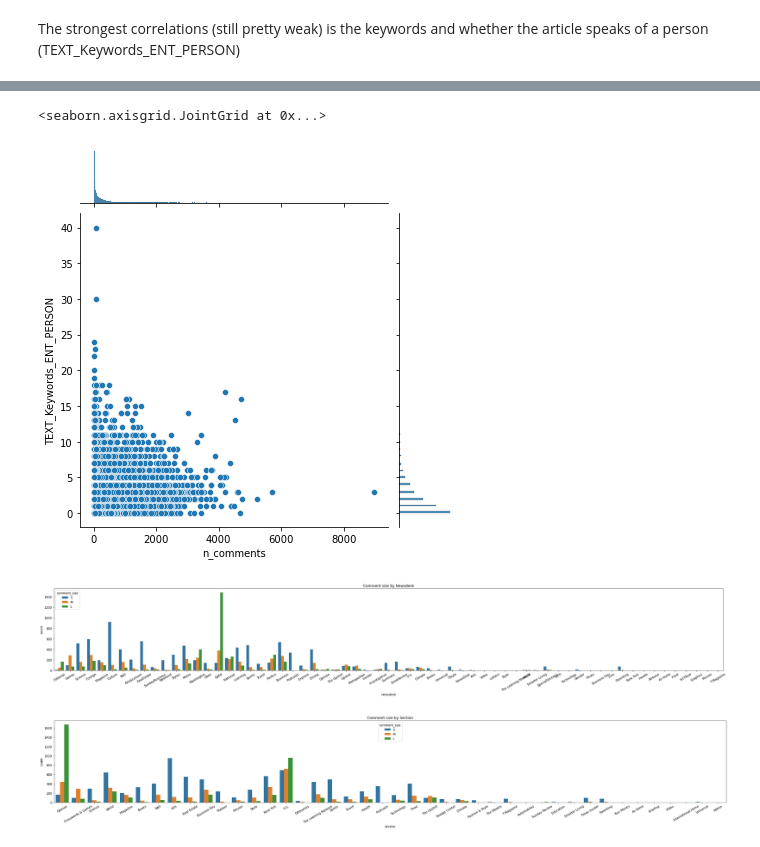
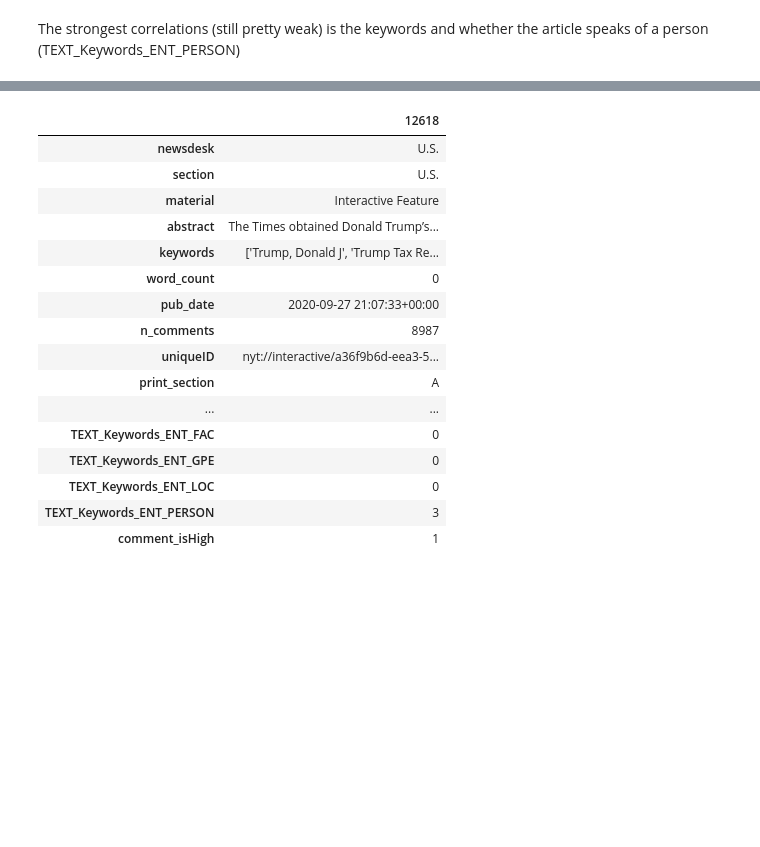
Before and after one commit to mikesbin99/springboard_proj_nlp_nytimes, a Jupyter notebook: notebooks/Load-Wrangle-EDA.ipynb, the cells around one changed output, grey strips where cells are left out. Drawn from its saved outputs; the diff is of its cells as text; code cells hidden in the pictures; blank space fills up the shorter version.

```diff
--- a/notebooks/Load-Wrangle-EDA.ipynb
+++ b/notebooks/Load-Wrangle-EDA.ipynb
@@ -399,20 +384,20 @@ sns.jointplot(data=df_articles,x='n_comments',y='TEXT_Keywords_ENT_PERSON')
-# %%
-plt.rcParams['figure.figsize']=60,15
-sns.jointplot(data=df_articles,x='n_comments',y='TEXT_Keywords_ENT_PERSON')
-# %% [output]
-<seaborn.axisgrid.JointGrid at 0x...>
-[figure, removed]
-# %%
-plt.rcParams['figure.figsize']=40,5
-g = sns.countplot(x='newsdesk',data=df_articles,hue='comment_size')
-g.set_title('Comment size by Newsdesk')
-g.set_xticklabels(g.get_xticklabels(),rotation = 30);
-# %% [output]
-[figure, removed]
-# %%
-plt.rcParams['figure.figsize']=40,5
-g = sns.countplot(x='section',data=df_articles,hue='comment_size')
-g.set_title('Comment size by Section')
-g.set_xticklabels(g.get_xticklabels(),rotation = 30);
-# %% [output]
-[figure, removed]
+# %%
+df_articles.head(1).T
+# %% [output]
+|  | 12618 |
+| newsdesk | U.S. |
+| section | U.S. |
+| material | Interactive Feature |
+| abstract | The Times obtained Donald Trump’s... |
+| keywords | ['Trump, Donald J', 'Trump Tax Re... |
+| word_count | 0 |
+| pub_date | 2020-09-27 21:07:33+00:00 |
+| n_comments | 8987 |
+| uniqueID | nyt://interactive/a36f9b6d-eea3-5... |
+| print_section | A |
+| ... | ... |
+| TEXT_Keywords_ENT_FAC | 0 |
+| TEXT_Keywords_ENT_GPE | 0 |
+| TEXT_Keywords_ENT_LOC | 0 |
+| TEXT_Keywords_ENT_PERSON | 3 |
+| comment_isHigh | 1 |
```
Also changed, not shown: parts of 31 cells of this notebook, 1 other file.
